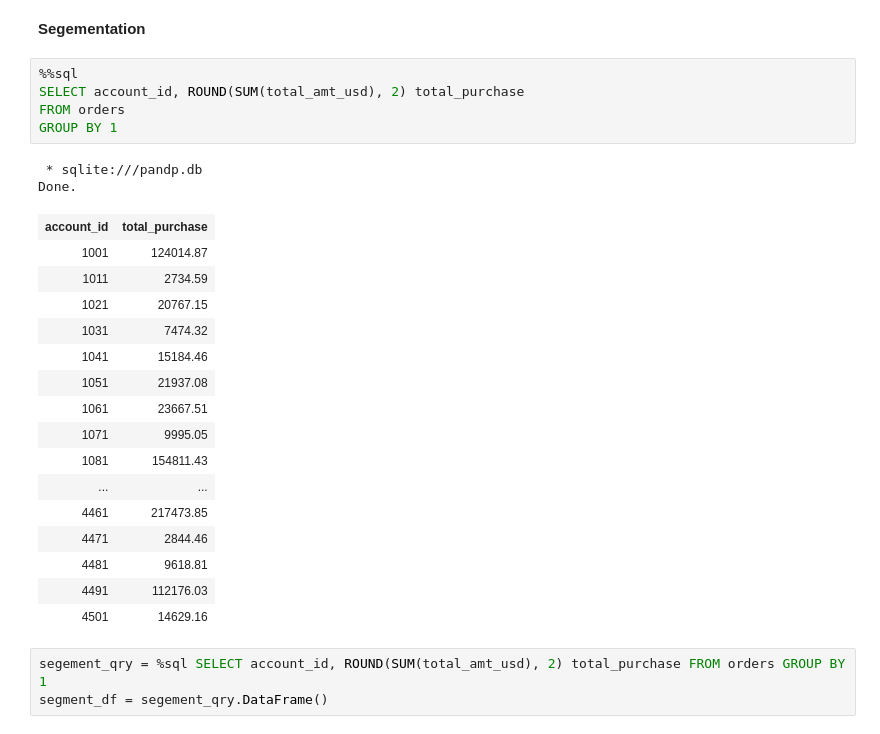
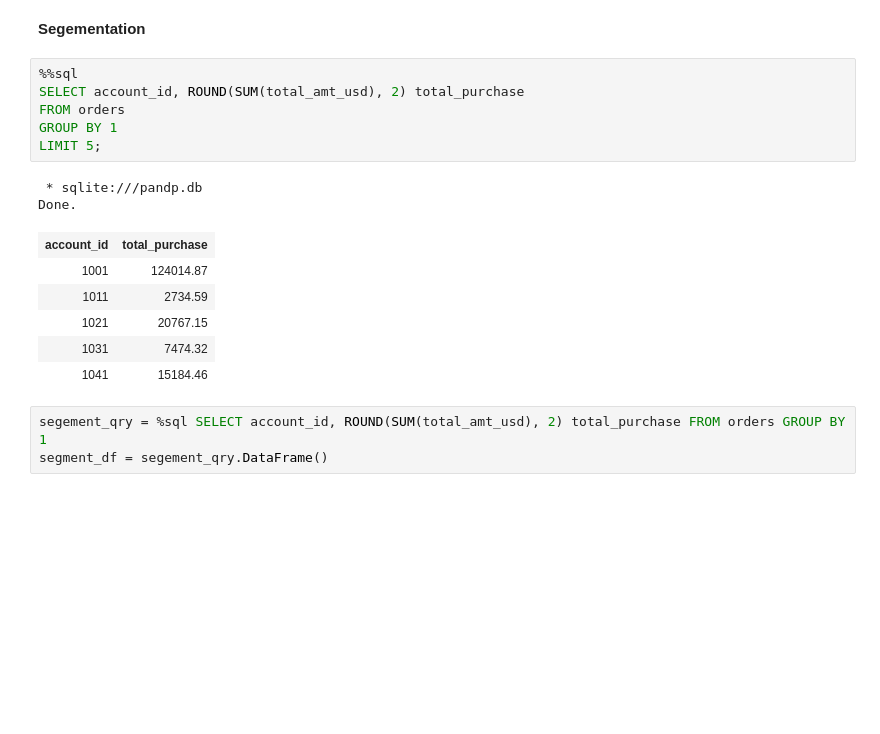
Before and after one commit to BuhariS/Interrogation-of-the-Parch-Posey-Database, a Jupyter notebook: Interrogation of the Parch & Posey Database.ipynb, the cells around one changed output. Drawn from its saved outputs; the diff is of its cells as text; blank space fills up the shorter version.

```diff
--- a/Interrogation of the Parch & Posey Database.ipynb
+++ b/Interrogation of the Parch & Posey Database.ipynb
@@ -446,27 +505,18 @@ Done.
 # %%
 %%sql
 SELECT account_id, ROUND(SUM(total_amt_usd), 2) total_purchase
 FROM orders
 GROUP BY 1
+LIMIT 5;
 # %% [output]
  * sqlite:///pandp.db
 Done.
 | account_id | total_purchase |
 | 1001 | 124014.87 |
 | 1011 | 2734.59 |
 | 1021 | 20767.15 |
 | 1031 | 7474.32 |
 | 1041 | 15184.46 |
-| 1051 | 21937.08 |
-| 1061 | 23667.51 |
-| 1071 | 9995.05 |
-| 1081 | 154811.43 |
-| ... | ... |
-| 4461 | 217473.85 |
-| 4471 | 2844.46 |
-| 4481 | 9618.81 |
-| 4491 | 112176.03 |
-| 4501 | 14629.16 |
 # %%
 segement_qry = %sql SELECT account_id, ROUND(SUM(total_amt_usd), 2) total_purchase FROM orders GROUP BY 1
 segment_df = segement_qry.DataFrame()
```
Also changed, not shown: parts of 16 cells of this notebook.
